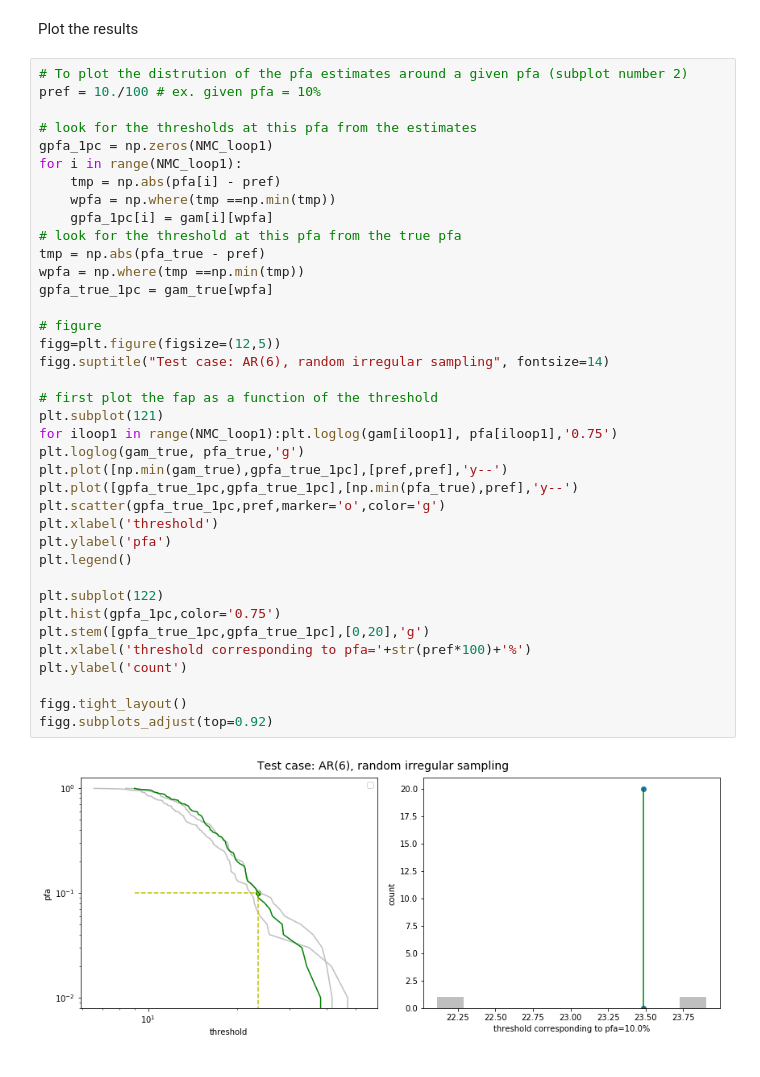
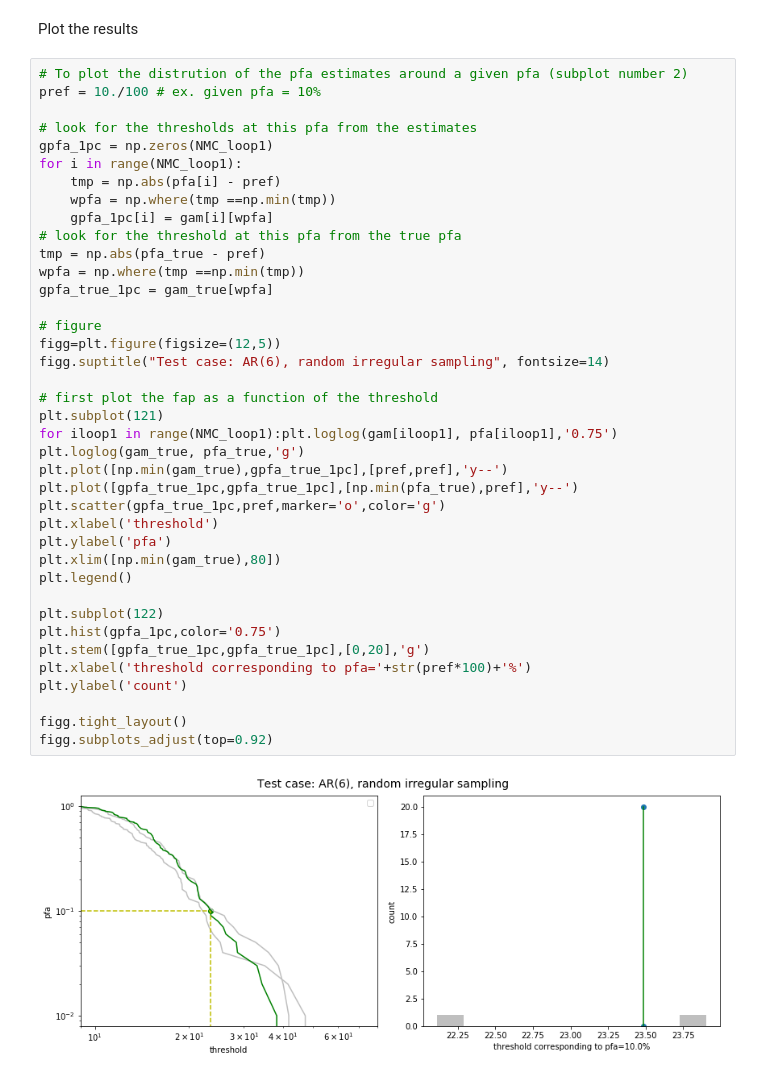
Before and after one commit to ssulis/3SD, a Jupyter notebook: Adapted_bootstrap.ipynb, the cells around one changed output. Cells and saved outputs as stored; diff of their text form.

```diff
--- a/Adapted_bootstrap.ipynb
+++ b/Adapted_bootstrap.ipynb
@@ -357,34 +357,35 @@ for i in range(NMC_loop1):
     gpfa_1pc[i] = gam[i][wpfa]
 # look for the threshold at this pfa from the true pfa
 tmp = np.abs(pfa_true - pref)
 wpfa = np.where(tmp ==np.min(tmp))
 gpfa_true_1pc = gam_true[wpfa]
 
 # figure
 figg=plt.figure(figsize=(12,5))
 figg.suptitle("Test case: AR(6), random irregular sampling", fontsize=14)
 
 # first plot the fap as a function of the threshold
 plt.subplot(121)
 for iloop1 in range(NMC_loop1):plt.loglog(gam[iloop1], pfa[iloop1],'0.75')
 plt.loglog(gam_true, pfa_true,'g')
 plt.plot([np.min(gam_true),gpfa_true_1pc],[pref,pref],'y--')
 plt.plot([gpfa_true_1pc,gpfa_true_1pc],[np.min(pfa_true),pref],'y--')
 plt.scatter(gpfa_true_1pc,pref,marker='o',color='g')
 plt.xlabel('threshold')
 plt.ylabel('pfa')
+plt.xlim([np.min(gam_true),80])
 plt.legend()
 
 plt.subplot(122)
 plt.hist(gpfa_1pc,color='0.75')
 plt.stem([gpfa_true_1pc,gpfa_true_1pc],[0,20],'g')
 plt.xlabel('threshold corresponding to pfa='+str(pref*100)+'%')
 plt.ylabel('count')
 
 figg.tight_layout()
 figg.subplots_adjust(top=0.92)
 # %% [output]
-[figure, old version]
+[figure, new version]
 # %% [markdown]
 The right panel shows the PFA as a function of the detection threshold. True value is shown in green, PFA estimates resulting from the adapted bootstrap procedure are shown in grey. The dashed yellow lines illustrates the PFA level of $10\%$ and the corresponding true threshold (between [22,24]).
 The left panel shows the dipersion of the PFA estimates (grey histogram) that are centered around the true PFA value (green).
```
Also changed, not shown: parts of 1 cell of this notebook.
